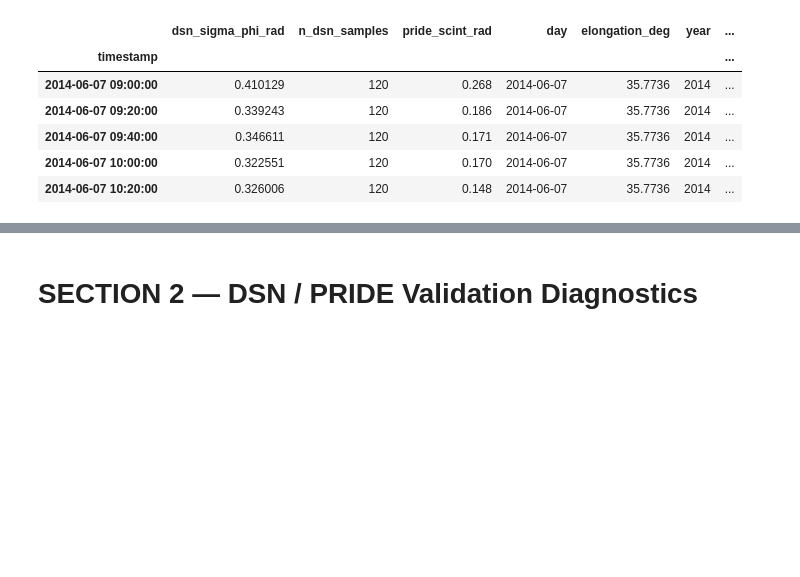
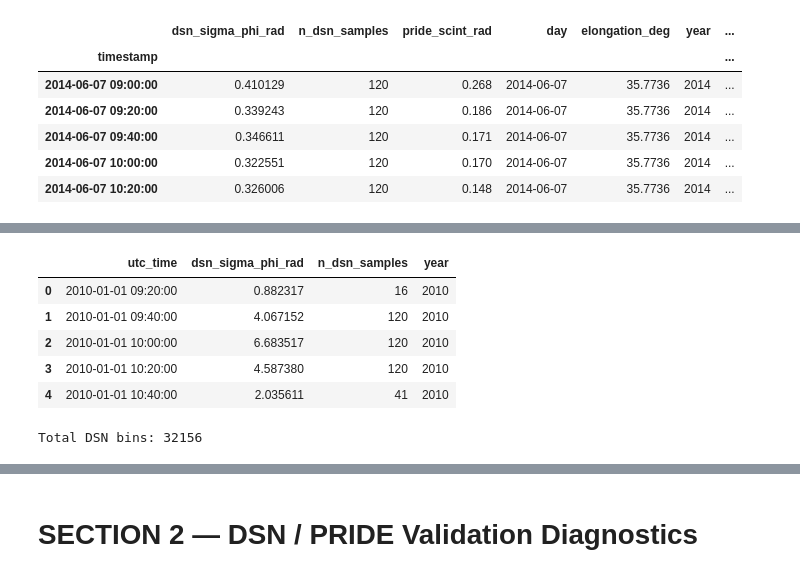
Before and after one commit to CjBrilli/pyesascint, a Jupyter notebook: notebooks/05_pride_comparison.ipynb, the cells around one changed output, grey strips where cells are left out. Drawn from its saved outputs; the diff is of its cells as text; code cells hidden in the pictures; blank space fills up the shorter version.

```diff
--- a/notebooks/05_pride_comparison.ipynb
+++ b/notebooks/05_pride_comparison.ipynb
@@ -243,3 +243,62 @@ Cross-correlation rows: 80
 | 2014-06-07 09:40:00 | 0.346611 | 120 | 0.171 | 2014-06-07 | 35.7736 | 2014 | ... |
 | 2014-06-07 10:00:00 | 0.322551 | 120 | 0.170 | 2014-06-07 | 35.7736 | 2014 | ... |
 | 2014-06-07 10:20:00 | 0.326006 | 120 | 0.148 | 2014-06-07 | 35.7736 | 2014 | ... |
+# %%
+# ============================================================
+# SECTION — Build all DSN-only phase scintillation bins
+# ============================================================
+
+from src.pride_comparison_utils import compute_sigma_phi_binned
+
+all_dsn_bins = []
+
+DATA_ROOT = PROJECT_ROOT.parent
+
+for yr in YEARS:
+
+    print(f"\n========== DSN YEAR {yr} ==========")
+
+    DSN_FILE = DATA_ROOT / "dataByYear" / f"data_{yr}.txt"
+
+    if not DSN_FILE.exists():
+        print("Missing:", DSN_FILE)
+        continue
+
+    dsn_df_year = load_dsn_doppler_file(DSN_FILE)
+
+    dsn_df_year = remove_known_bad_tracking_intervals(
+        df=dsn_df_year.reset_index(),
+        year=yr,
+        time_col="UTC_time",
+        verbose=True,
+    )
+
+    dsn_df_year = dsn_df_year.set_index("UTC_time").sort_index()
+
+    dsn_df_year = dsn_df_year[
+        dsn_df_year["doppler"].abs() < 0.20
+    ].copy()
+
+    dsn_bins_year = compute_sigma_phi_binned(
+        dsn_df_year,
+        bin_freq="20min",
+        f_low_hz=3e-3,
+        f_high_hz=0.1,
+        detrend_poly_order=4,
+        min_samples=16,
+    )
+
+    dsn_bins_year = dsn_bins_year.reset_index(names="utc_time")
+    dsn_bins_year["year"] = yr
+
+    print("DSN bins:", len(dsn_bins_year))
+
+    all_dsn_bins.append(dsn_bins_year)
+
+dsn_all_df = pd.concat(all_dsn_bins, ignore_index=True)
+dsn_all_df["utc_time"] = pd.to_datetime(dsn_all_df["utc_time"])
+dsn_all_df = dsn_all_df.sort_values("utc_time").reset_index(drop=True)
+
+display(dsn_all_df.head())
+print("Total DSN bins:", len(dsn_all_df))
+# %% [output]
@@ -245,0 +325,7 @@ Cross-correlation rows: 80
+|  | utc_time | dsn_sigma_phi_rad | n_dsn_samples | year |
+| 0 | 2010-01-01 09:20:00 | 0.882317 | 16 | 2010 |
+| 1 | 2010-01-01 09:40:00 | 4.067152 | 120 | 2010 |
+| 2 | 2010-01-01 10:00:00 | 6.683517 | 120 | 2010 |
+| 3 | 2010-01-01 10:20:00 | 4.587380 | 120 | 2010 |
+| 4 | 2010-01-01 10:40:00 | 2.035611 | 41 | 2010 |
+Total DSN bins: 32156
```
Also changed, not shown: parts of 4 cells of this notebook, 10 other files.
